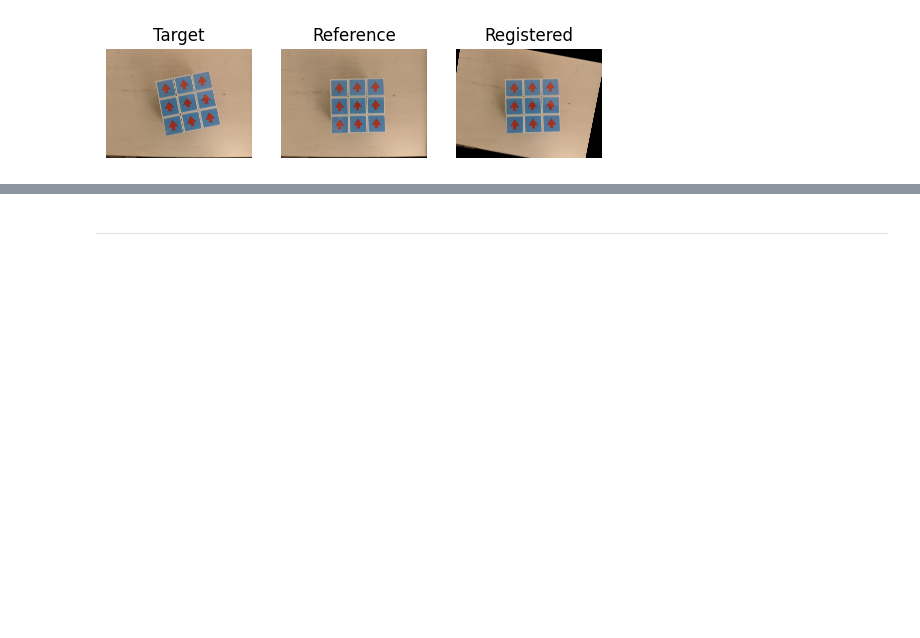
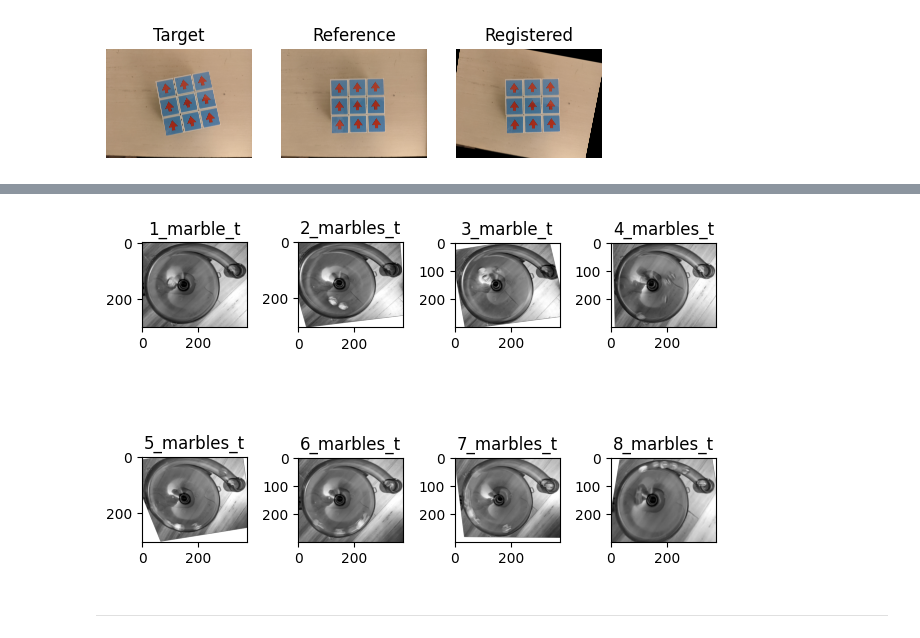
Before and after one commit to rayguna/Data_Processing, a Jupyter notebook: image_registration/img_registration.ipynb, the cells around one changed output, grey strips where cells are left out. Saved outputs shown, nothing was run; the diff lists cells and outputs as text; code cells hidden in the pictures; blank space fills up the shorter version.

Commit message:
Updated files.
Updated img_registration.ipnyb and README.md within image_registration folder and make_montage.py within make_montage folder.

```diff
--- a/image_registration/img_registration.ipynb
+++ b/image_registration/img_registration.ipynb
@@ -173,0 +210,6 @@ Homography matrix: [[ 9.94714659e-01 -1.51185300e-01  1.58656127e+02]
+# %%
+#1> Calculate homography matrix from a list of images w.r.t. first image (earliest date and time).
+
+dir="img/series" #specify the directory where the images are located
+
+lst_homography_matrix=calculate_homography_matrix_series(dir)
@@ -174,2 +234,33 @@ Homography matrix: [[ 9.94714659e-01 -1.51185300e-01  1.58656127e+02]
+# %%
+#2> Apply each matrix to each of the images w.r.t the reference.
+
+import matplotlib.pyplot as plt
+
+lst_files=[file for file in glob.glob("%s/*.*" %(dir))] #get the list of files in the specified directory
+
+#plot the first (reference) image.
+plt.subplot(2,int(len(lst_files)/2),1)
+
+img1=plt.imread(lst_files[0])
+
+img_title=lst_files[0].split("/")[-1].split("\\")[-1].split(".")[0]
+plt.title(img_title)
+plt.imshow(img1)
+
+for i, file in enumerate(lst_files[1:]):
+    new_img = apply_homography_matrix(file, lst_homography_matrix[i])
+    #print(new_img)
+    #print(img_title)
+
+    plt.subplot(2,int(len(lst_files)/2), i+2)
+
+    img_title=file.split("/")[-1].split("\\")[-1].split(".")[0]
+    plt.title(img_title)
+    plt.imshow(new_img)
+
+plt.tight_layout()
+plt.show()
+# %% [output]
+[figure, added]
 # %% [markdown]
 ***
```
Also changed, not shown: parts of 7 cells of this notebook, 12 other files.
